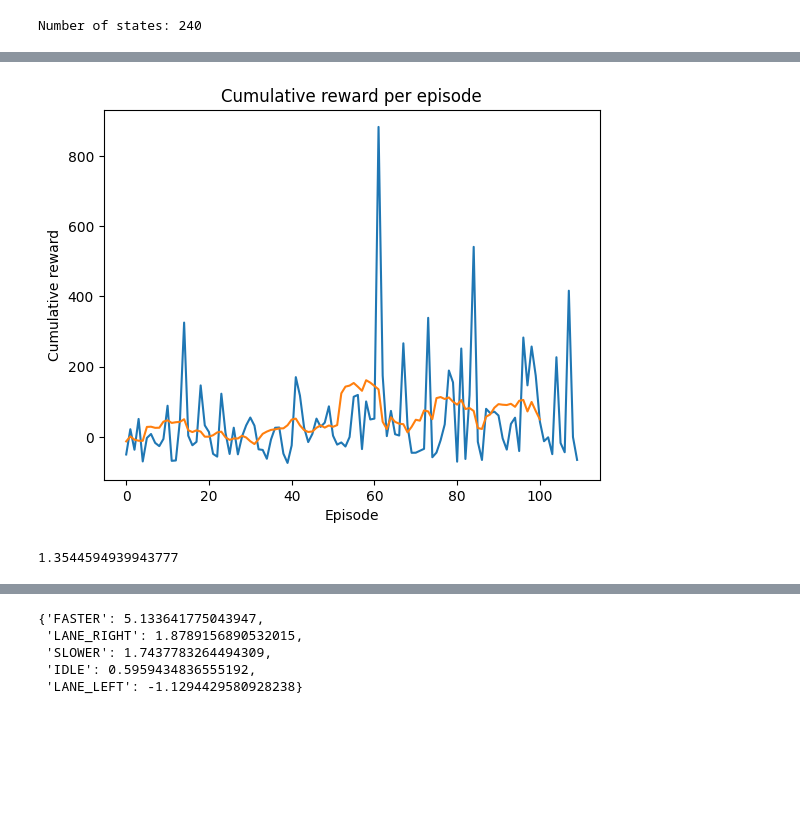
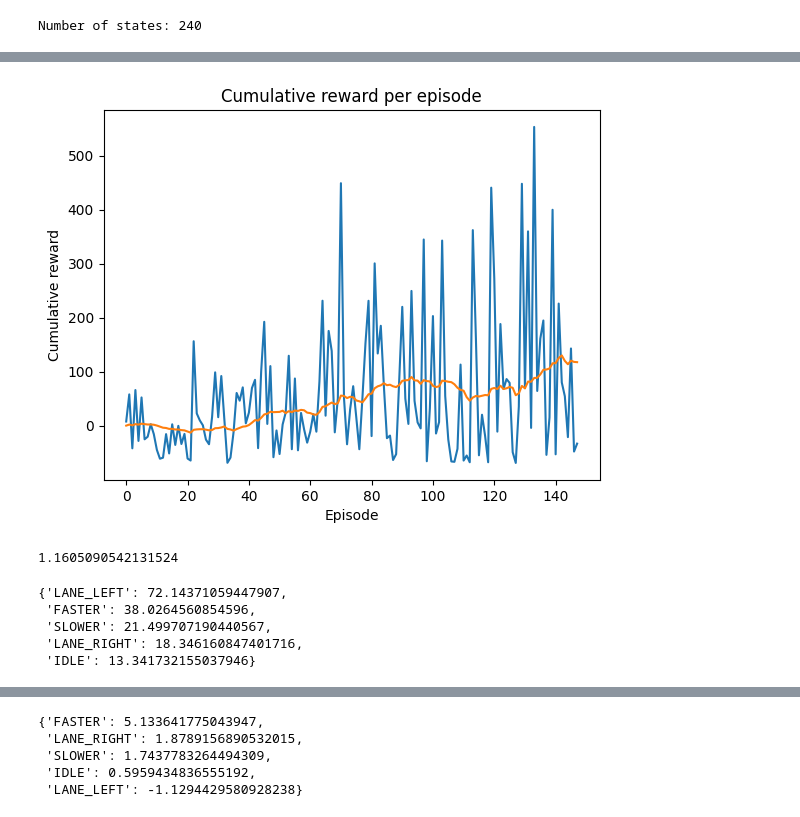
Before and after one commit to ontenkutsenko/RL_Autonomous_Driving, a Jupyter notebook: Individual Notebooks/mateus_testing.ipynb, the cells around one changed output, grey strips where cells are left out. Cells and saved outputs as stored; diff of their text form; code cells hidden in the pictures; blank space fills up the shorter version.

Commit message:
updated q learning

```diff
--- a/Individual Notebooks/mateus_testing.ipynb
+++ b/Individual Notebooks/mateus_testing.ipynb
@@ -1120,4 +1103,6 @@ KeyboardInterrupt:
 # %%
+# TODO learn the best danger thresholds !!
+
 Q = Q_learning(print_stats=True,
         epsilon=0.9,
         epsilon_decay=0.98,
@@ -1128,13 +1113,15 @@ Q = Q_learning(print_stats=True,
         policy_frequency=2,
         sim_frequency=10,
         danger_threshold_x=15,
-        danger_threshold_y=10,
+        danger_threshold_y=12.5,   # Changed to 12.5 from 10, bc the driver takes time to notice other cars on the right
         x_speed_coef=1.2,
         colision_reward=-75,
         high_speed_reward=5,
         reward_speed_range=[20, 30],
-        to_right_reward=2.5, to_right_skewness=2, change_lane_reward=-0.25)
+        to_right_reward=2.5,
+        to_right_skewness=2,         # Skew more ? Increase to_right_reward and skew?
+        change_lane_reward=-0.25)    # Changing lanes too often (0,0,0,0,1) best action is lane left. Maybe skew more ?
 # %% [output]
 Number of states: 240
 # %%
-Q.train(m=150, verbose=2)
+Q.train(m=250, verbose=2)
@@ -1145,4 +1147,4 @@ model = Algorithm.load('saved_models/model_Q_learning_20240604-1844.pkl')
 # %%
-Q.plot_rewards_history(smoothing=10)
+Q.plot_rewards_history(smoothing=30)
 # %% [output]
-[figure, old version]
+[figure, new version]
@@ -1153,7 +1151,15 @@ Q_save = Q.Q.copy()
 # %%
-Q.get_state_visits((1, 0, 1, 1, 0))
+Q.get_state_visits((0, 0, 0, 0, 1))
 # %% [output]
-1.3544594939943777
+1.1605090542131524
+# %%
+Q.search_Q((0, 0, 0, 0, 1))
+# %% [output]
+{'LANE_LEFT': 72.14371059447907,
+ 'FASTER': 38.0264560854596,
+ 'SLOWER': 21.499707190440567,
+ 'LANE_RIGHT': 18.346160847401716,
+ 'IDLE': 13.341732155037946}
 # %%
 Q.test(sleep_time=0)
 # %% [output]
```
Also changed, not shown: parts of 11 cells of this notebook.
